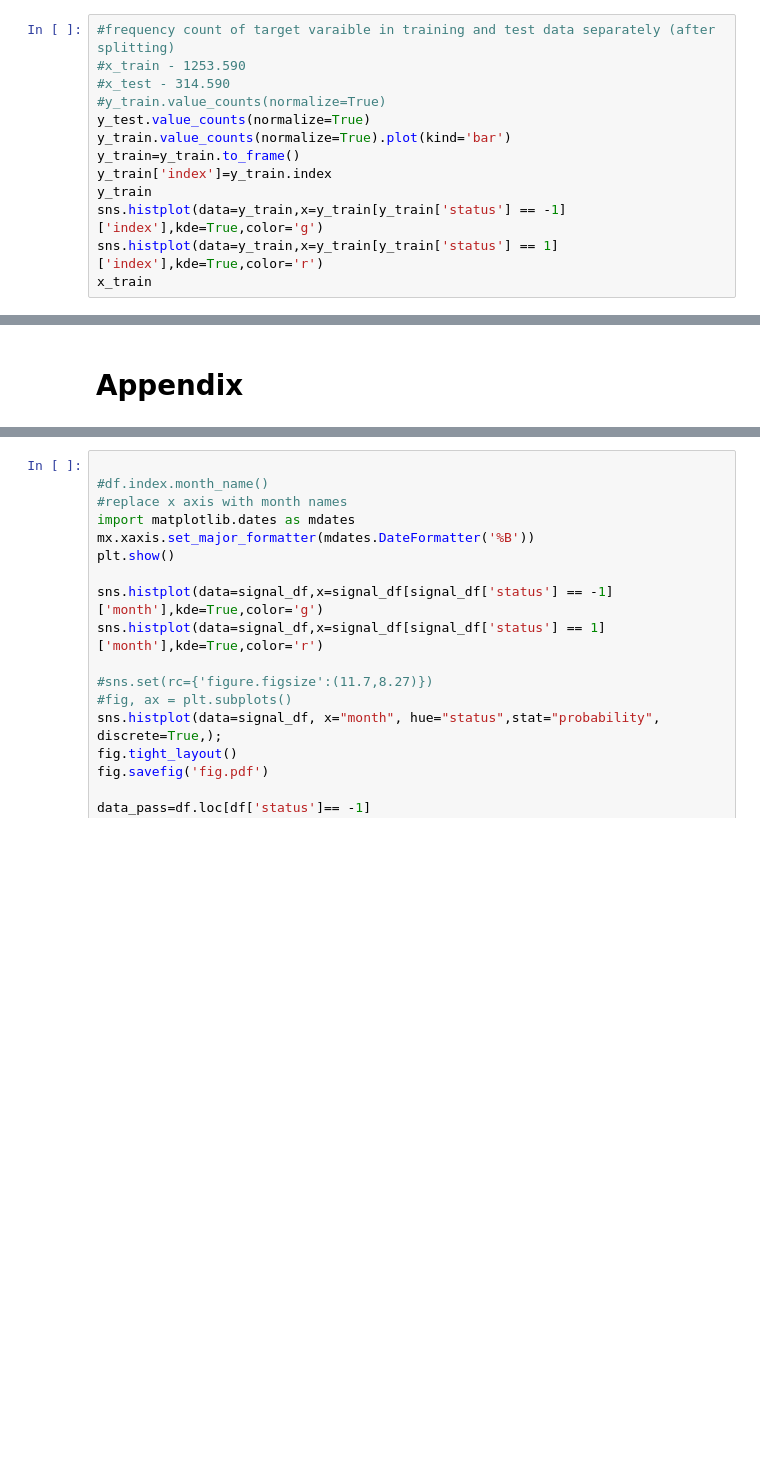
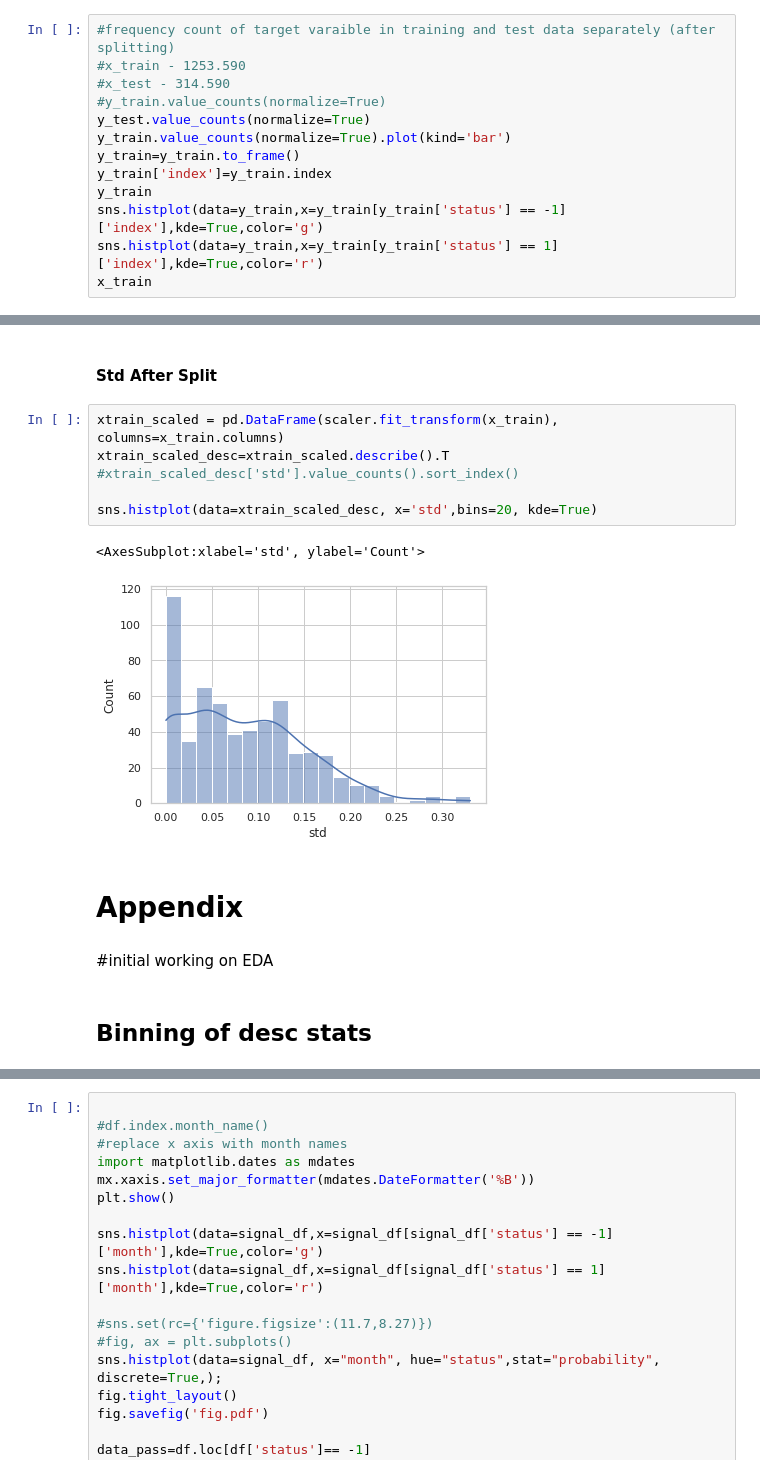
Before and after one commit to hinatanvir/Fault-Detection-SECOM, a Jupyter notebook: Presentation_1_Hina.ipynb, the cells around one changed output, grey strips where cells are left out. Saved outputs shown, nothing was run; the diff lists cells and outputs as text; blank space fills up the shorter version.

```diff
--- a/Presentation_1_Hina.ipynb
+++ b/Presentation_1_Hina.ipynb
@@ -329,2 +375,17 @@ x_train
+# %% [markdown]
+#### Std After Split
+# %%
+xtrain_scaled = pd.DataFrame(scaler.fit_transform(x_train), columns=x_train.columns)
+xtrain_scaled_desc=xtrain_scaled.describe().T
+#xtrain_scaled_desc['std'].value_counts().sort_index()
+
+sns.histplot(data=xtrain_scaled_desc, x='std',bins=20, kde=True)
+# %% [output]
+<AxesSubplot:xlabel='std', ylabel='Count'>
+[figure, added]
 # %% [markdown]
 # Appendix
+# %% [markdown]
+#initial working on EDA
+# %% [markdown]
+## Binning of desc stats
```
Also changed, not shown: parts of 14 cells of this notebook.
